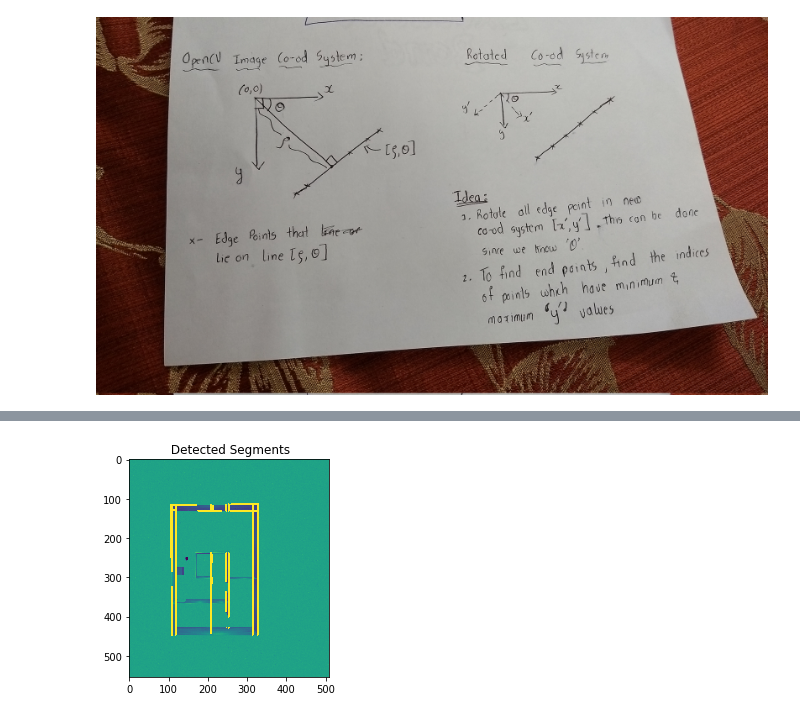
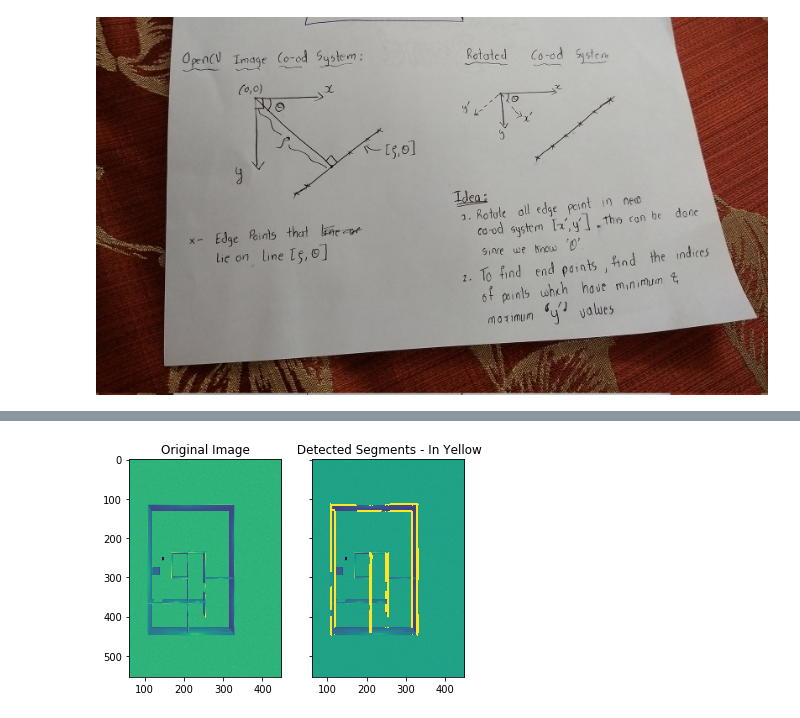
Before and after one commit to vTechSavyy/UAV_UGV_Perception_Planning, a Jupyter notebook: Custom_Hough_Transform.ipynb, the cells around one changed output, grey strips where cells are left out. Cells and saved outputs as stored; diff of their text form; code cells hidden in the pictures.

```diff
--- a/Custom_Hough_Transform.ipynb
+++ b/Custom_Hough_Transform.ipynb
@@ -17,7 +17,7 @@ res_theta = np.pi/135   # radians
 min_thresh = 100
 
 # 3. Segment Threshold:
-segThresh = 20  # pixels
+segThresh = 10  # pixels
 # %%
 # Read in the input image in grayscale:
 img_gray = cv2.imread('RVIZ_UAV_Test_image#1.png',0)
@@ -206,25 +305,27 @@ Time to find end points is 0.011320352554321289
 # %%
 # Task #3: Validate the end points:
 
 # Start by drawing a few of the segments on the image using the OpenCV functions:
 # Draw a line: Parameters are:
 # 1) The input image, 2) Start point - Tuple of x and y coods, 3) End point - Tuple of x and y co-ods. 4) Color - Tuple of BGR
 # 4) Line thickness in px
 
-img_gray = cv2.imread('RVIZ_UAV_Test_image#1.png',0)
-img_draw = img_gray
 
 for i in np.arange(0,len(end_points)): #len(lines)):
 
-    img_draw = cv2.line(img_draw, end_points[i][0], end_points[i][1], (255,0,0), 3)
+    img_gray = cv2.line(img_gray, end_points[i][0], end_points[i][1], (255,0,0), 3)
 
 
 
+img_orig = cv2.imread('RVIZ_UAV_Test_image#1.png',0)
 
 # Now display the image using MATPLOTLIB: MATPLOTLIB coloring scheme is weird:
 # Plot the image:
-plt.imshow(img_draw)
-plt.title(" Detected Segments - In Yellow")
+fig , axes = plt.subplots(1,2, sharey = True)
+axes[0].imshow(img_orig)
+axes[1].imshow(img_gray)
+axes[0].set_title("Original Image")
+axes[1].set_title(" Detected Segments - In Yellow")
 plt.show()
 # %% [output]
-[figure, old version]
+[figure, new version]
```
Also changed, not shown: parts of 4 cells of this notebook.
